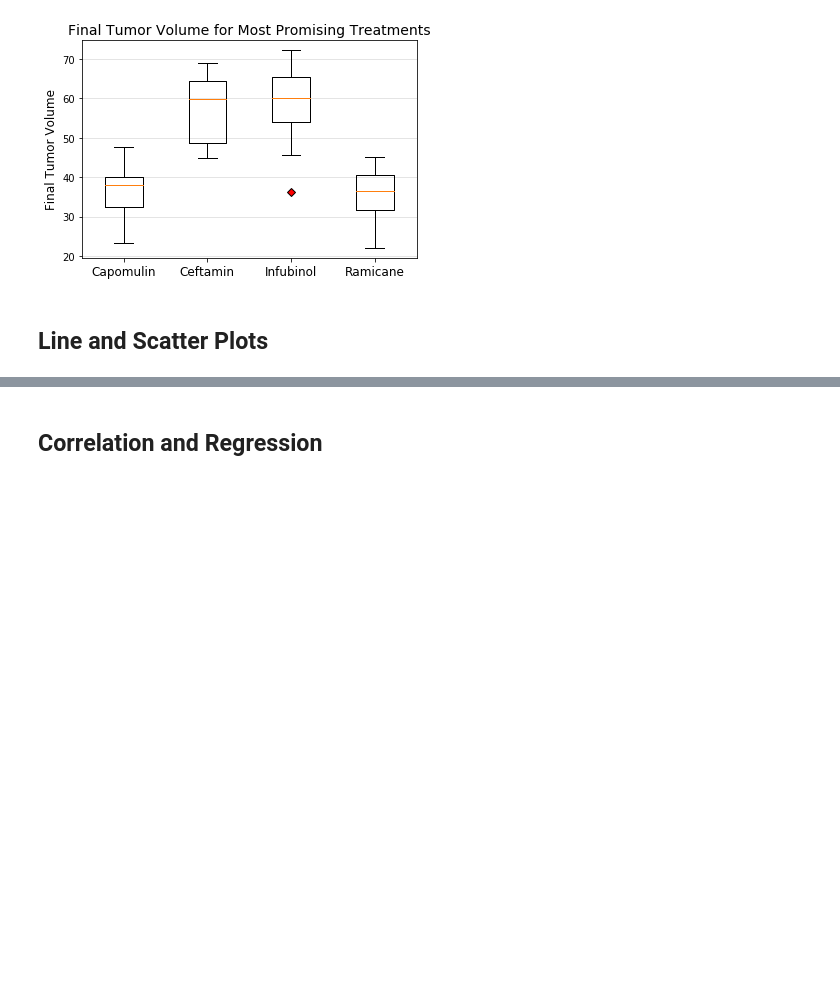
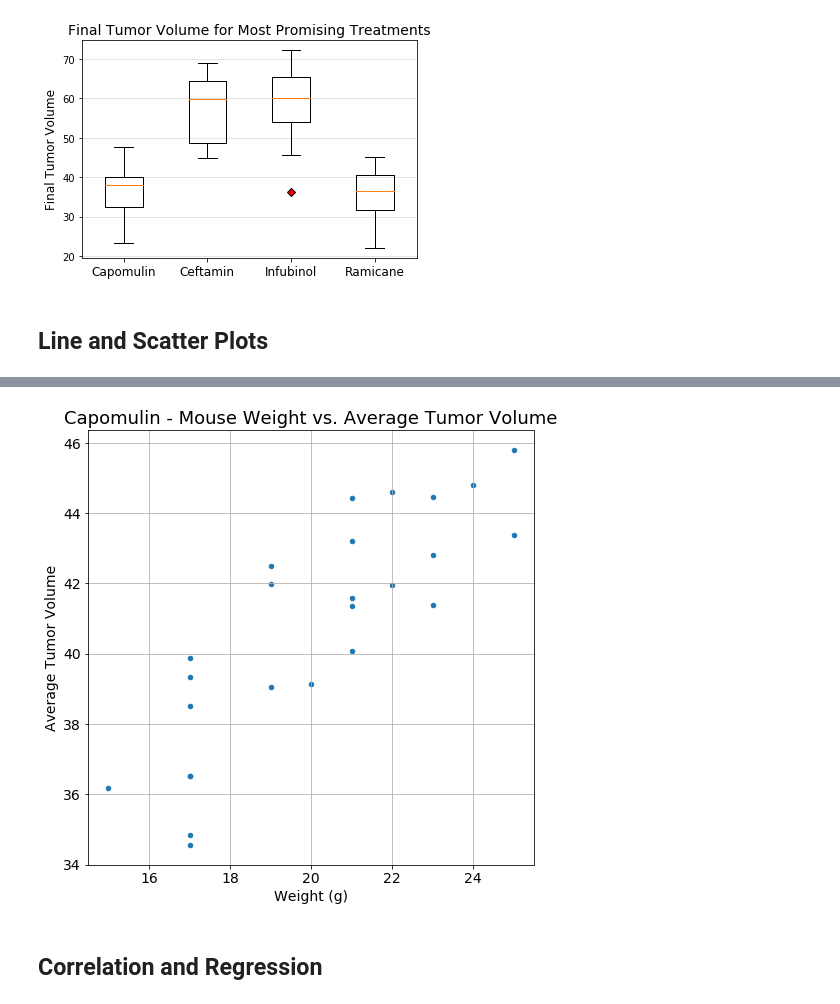
Before and after one commit to jeremyhamley/05-Matplotlib, a Jupyter notebook: Pymaceuticals/pymaceuticals_jeremy_h.ipynb, the cells around one changed output, grey strips where cells are left out. Drawn from its saved outputs; the diff is of its cells as text; code cells hidden in the pictures; blank space fills up the shorter version.

```diff
--- a/Pymaceuticals/pymaceuticals_jeremy_h.ipynb
+++ b/Pymaceuticals/pymaceuticals_jeremy_h.ipynb
@@ -302,2 +313,19 @@ plt.show()
+# %%
+# Generate a scatter plot of mouse weight versus average tumor volume for the Capomulin regimen
+all_results_study_capomulin = clean_results.loc[clean_results["Drug Regimen"] == "Capomulin"]
+all_results_study_capomulin = all_results_study_capomulin.groupby(["Mouse ID"])
+all_results_study_capomulin.mean()
+capomulin_study_df = pd.DataFrame({"Weight (g)": all_results_study_capomulin["Weight (g)"].mean(),
+                                  "Average Tumor Volume": all_results_study_capomulin["Tumor Volume (mm3)"].mean()
+                                  })
+
+
+capomulin_study_chart = capomulin_study_df.plot(kind="scatter", x="Weight (g)", y="Average Tumor Volume", grid=True,figsize=(8,8), fontsize=14)
+capomulin_study_chart.set_title("Capomulin - Mouse Weight vs. Average Tumor Volume",fontsize=18 )
+capomulin_study_chart.set_xlabel("Weight (g)",fontsize=14 )
+capomulin_study_chart.set_ylabel("Average Tumor Volume",fontsize=14 )
+plt.show()
+# %% [output]
+[figure, added]
 # %% [markdown]
 ## Correlation and Regression
```
Also changed, not shown: parts of 7 cells of this notebook.
